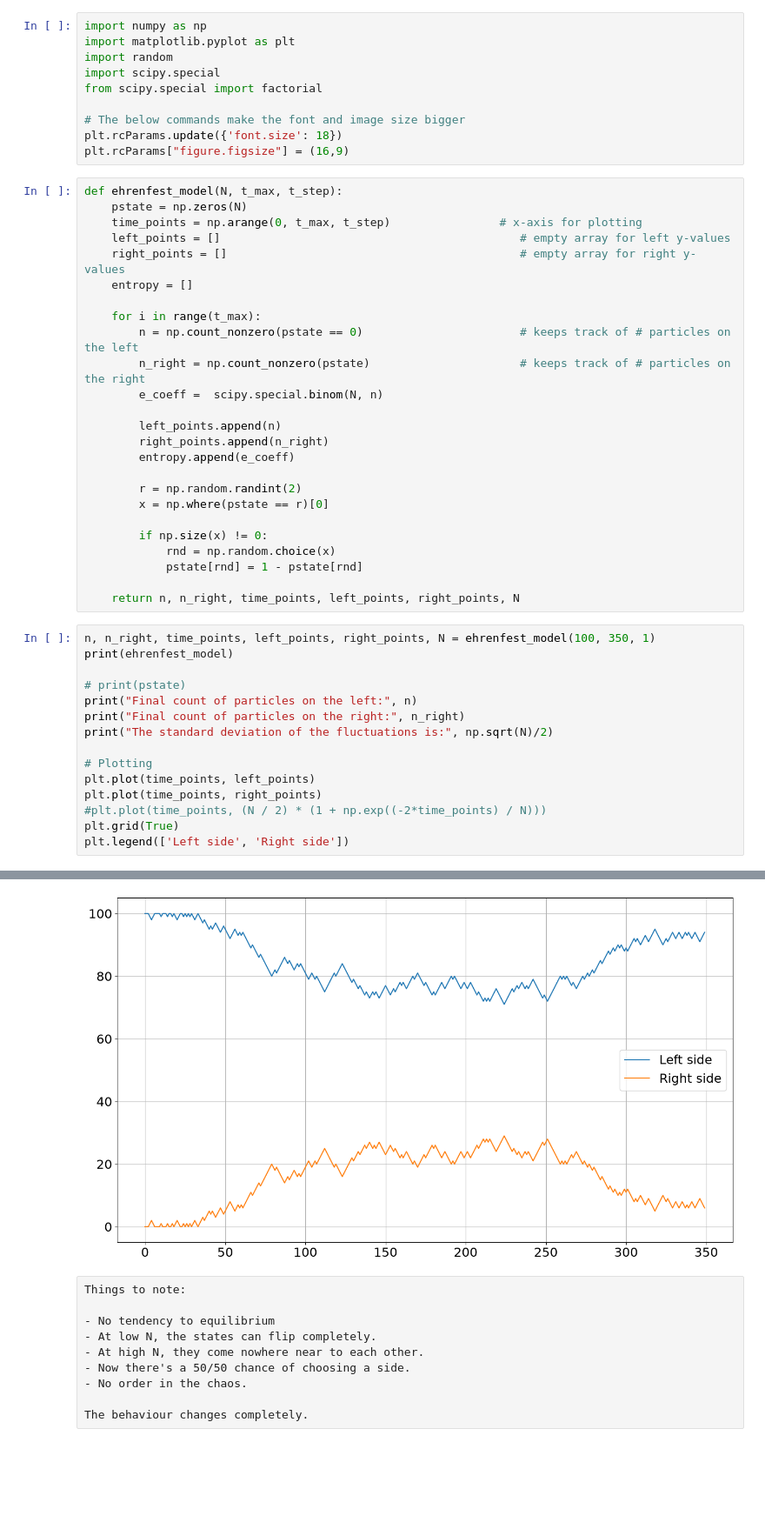
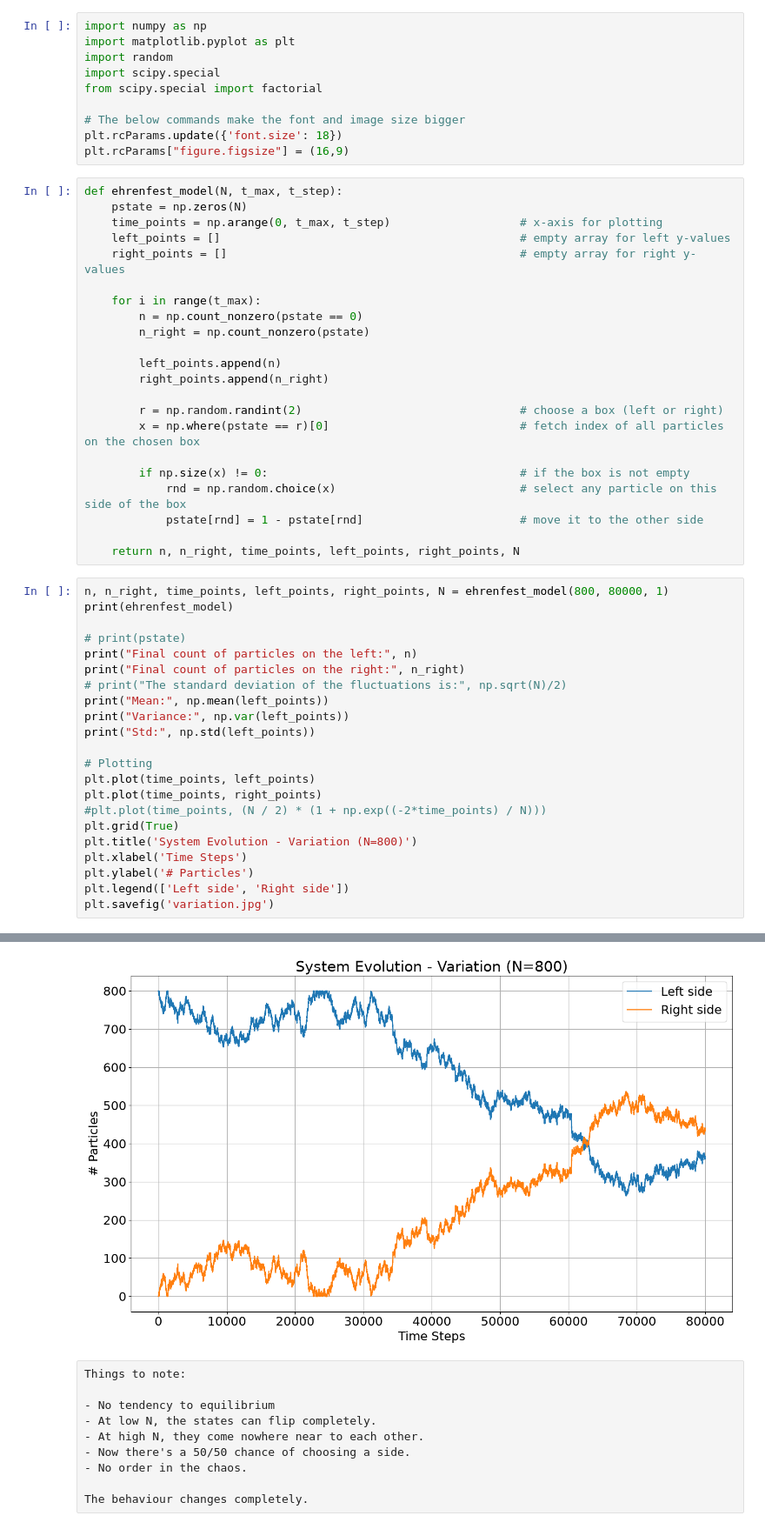
Before and after one commit to markthornbury/CompLab-Stage4, a Jupyter notebook: ehrenfest-model-variation.ipynb, the cells around one changed output, grey strips where cells are left out. Shown at 87% size. Drawn from its saved outputs; the diff is of its cells as text; blank space fills up the shorter version.

```diff
--- a/ehrenfest-model-variation.ipynb
+++ b/ehrenfest-model-variation.ipynb
@@ -14,42 +14,46 @@ plt.rcParams["figure.figsize"] = (16,9)
 # %%
 def ehrenfest_model(N, t_max, t_step):
     pstate = np.zeros(N)
-    time_points = np.arange(0, t_max, t_step)                # x-axis for plotting
+    time_points = np.arange(0, t_max, t_step)                   # x-axis for plotting
     left_points = []                                            # empty array for left y-values
     right_points = []                                           # empty array for right y-values
-    entropy = []
 
     for i in range(t_max):
-        n = np.count_nonzero(pstate == 0)                       # keeps track of # particles on the left
-        n_right = np.count_nonzero(pstate)                      # keeps track of # particles on the right
-        e_coeff =  scipy.special.binom(N, n)
+        n = np.count_nonzero(pstate == 0)
+        n_right = np.count_nonzero(pstate)
 
         left_points.append(n)
         right_points.append(n_right)
-        entropy.append(e_coeff)
 
-        r = np.random.randint(2)
-        x = np.where(pstate == r)[0]
+        r = np.random.randint(2)                                # choose a box (left or right)
+        x = np.where(pstate == r)[0]                            # fetch index of all particles on the chosen box
 
-        if np.size(x) != 0:
-            rnd = np.random.choice(x)
-            pstate[rnd] = 1 - pstate[rnd]
+        if np.size(x) != 0:                                     # if the box is not empty
+            rnd = np.random.choice(x)                           # select any particle on this side of the box
+            pstate[rnd] = 1 - pstate[rnd]                       # move it to the other side
 
     return n, n_right, time_points, left_points, right_points, N
 # %%
-n, n_right, time_points, left_points, right_points, N = ehrenfest_model(100, 350, 1)
+n, n_right, time_points, left_points, right_points, N = ehrenfest_model(800, 80000, 1)
 print(ehrenfest_model)
 
 # print(pstate)
 print("Final count of particles on the left:", n)
 print("Final count of particles on the right:", n_right)
-print("The standard deviation of the fluctuations is:", np.sqrt(N)/2)
+# print("The standard deviation of the fluctuations is:", np.sqrt(N)/2)
+print("Mean:", np.mean(left_points))
+print("Variance:", np.var(left_points))
+print("Std:", np.std(left_points))
 
 # Plotting
 plt.plot(time_points, left_points)
 plt.plot(time_points, right_points)
 #plt.plot(time_points, (N / 2) * (1 + np.exp((-2*time_points) / N)))
 plt.grid(True)
+plt.title('System Evolution - Variation (N=800)')
+plt.xlabel('Time Steps')
+plt.ylabel('# Particles')
 plt.legend(['Left side', 'Right side'])
+plt.savefig('variation.jpg')
 # %% [output]
 <function ehrenfest_model at 0x...>
@@ -60,4 +65,4 @@ The standard deviation of the fluctuations is: 5.0
-[figure, old version]
+[figure, new version]
 # %% [raw]
 Things to note:
 
```
Also changed, not shown: parts of 1 cell of this notebook, 3 other files.
